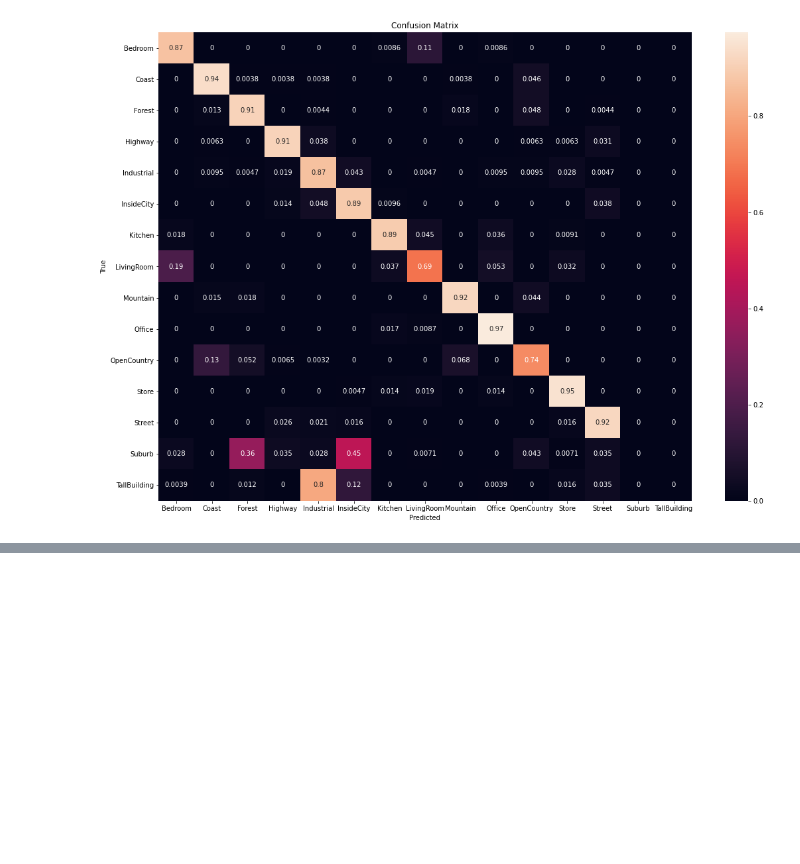
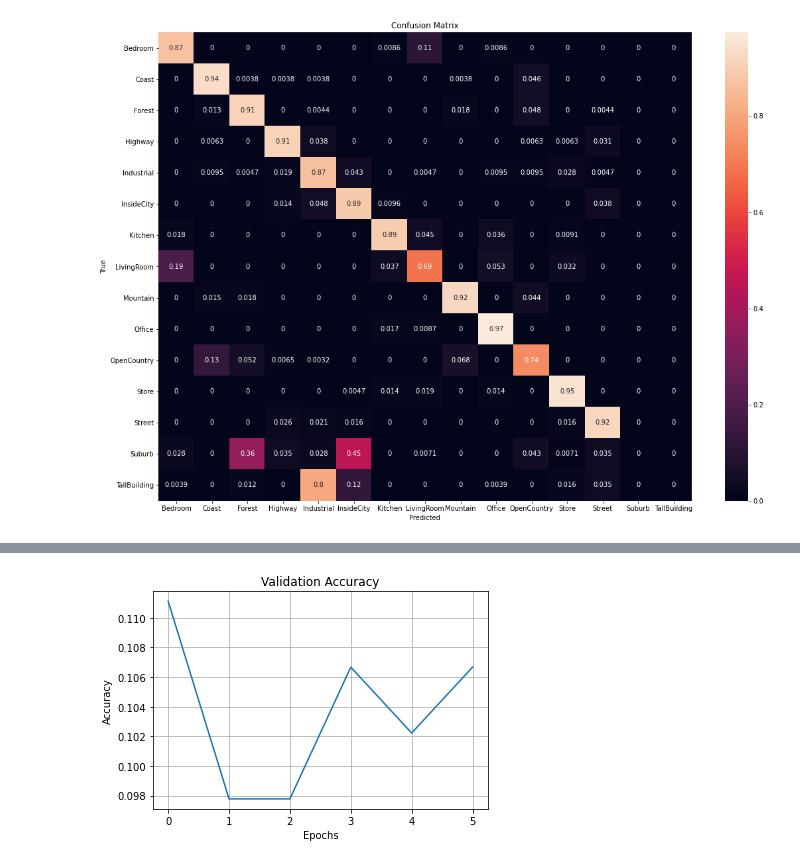
Before and after one commit to Gideon996/Computer-Vision-2020, a Jupyter notebook: Point_Three.ipynb, the cells around one changed output, grey strips where cells are left out. Drawn from its saved outputs; the diff is of its cells as text; code cells hidden in the pictures; blank space fills up the shorter version.

```diff
--- a/Point_Three.ipynb
+++ b/Point_Three.ipynb
@@ -153,0 +156,4 @@ pltu.validationLoss(history, "images_point_three", "validation_loss_1")
+# %%
+pltu.validationAccuracy(history, "images_point_three", "validation_acc_1")
+# %% [output]
+[figure, added]
```
Also changed, not shown: parts of 14 cells of this notebook.
